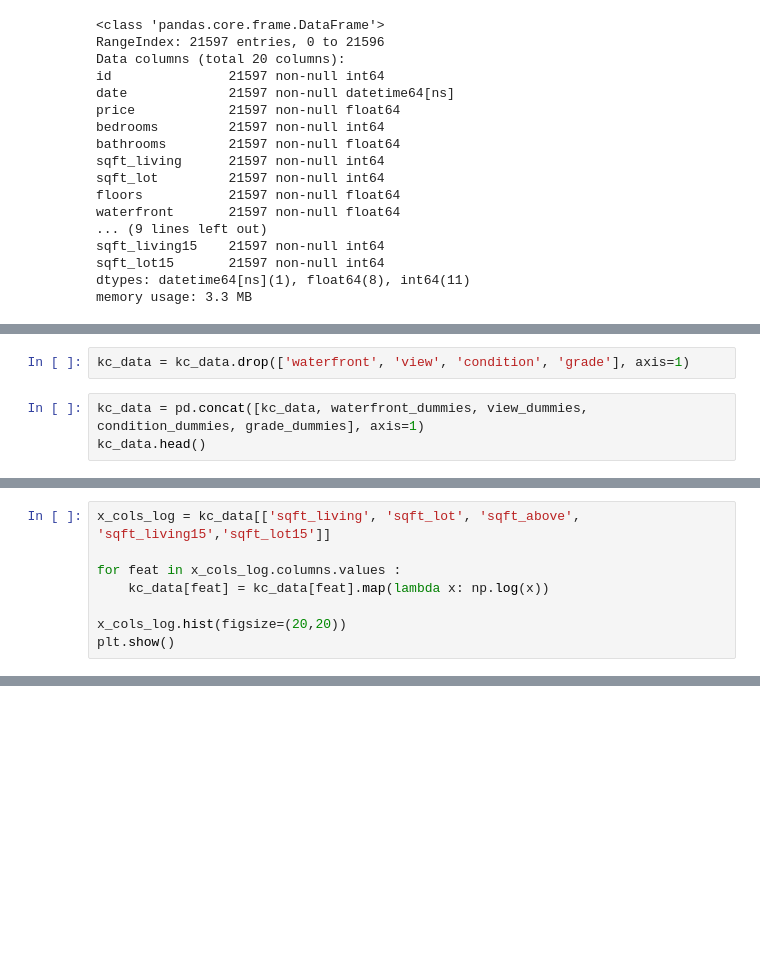
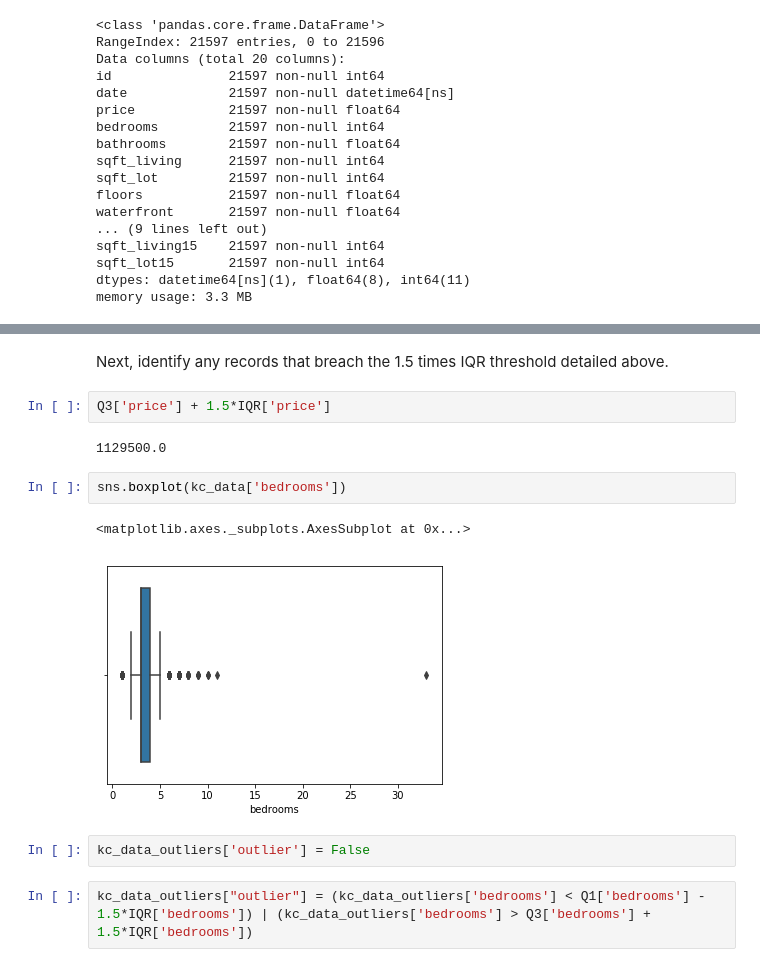
Before and after one commit to isobeldaley/dsc-v2-mod1-final-project-online-ds-ft-071519, a Jupyter notebook: student.ipynb, the cells around one changed output, grey strips where cells are left out. Saved outputs shown, nothing was run; the diff lists cells and outputs as text; blank space fills up the shorter version.

```diff
--- a/student.ipynb
+++ b/student.ipynb
@@ -425,5 +357,0 @@ Once the dummies have been created, it is then necessary to drop the original va
-# %%
-kc_data = kc_data.drop(['waterfront', 'view', 'condition', 'grade'], axis=1)
-# %%
-kc_data = pd.concat([kc_data, waterfront_dummies, view_dummies, condition_dummies, grade_dummies], axis=1)
-kc_data.head()
@@ -462,8 +357,0 @@ The transformation will not be applied to any non-continuous variables.
-# %%
-x_cols_log = kc_data[['sqft_living', 'sqft_lot', 'sqft_above', 'sqft_living15','sqft_lot15']]
-
-for feat in x_cols_log.columns.values :
-    kc_data[feat] = kc_data[feat].map(lambda x: np.log(x))
-
-x_cols_log.hist(figsize=(20,20))
-plt.show()
@@ -479,0 +405,15 @@ sns.heatmap(kc_data)
+# %% [markdown]
+Next, identify any records that breach the 1.5 times IQR threshold detailed above.
+# %%
+Q3['price'] + 1.5*IQR['price']
+# %% [output]
+1129500.0
+# %%
+sns.boxplot(kc_data['bedrooms'])
+# %% [output]
+<matplotlib.axes._subplots.AxesSubplot at 0x...>
+[figure, added]
+# %%
+kc_data_outliers['outlier'] = False
+# %%
+kc_data_outliers["outlier"] = (kc_data_outliers['bedrooms'] < Q1['bedrooms'] - 1.5*IQR['bedrooms']) | (kc_data_outliers['bedrooms'] > Q3['bedrooms'] + 1.5*IQR['bedrooms'])
```
Also changed, not shown: parts of 46 cells of this notebook.
